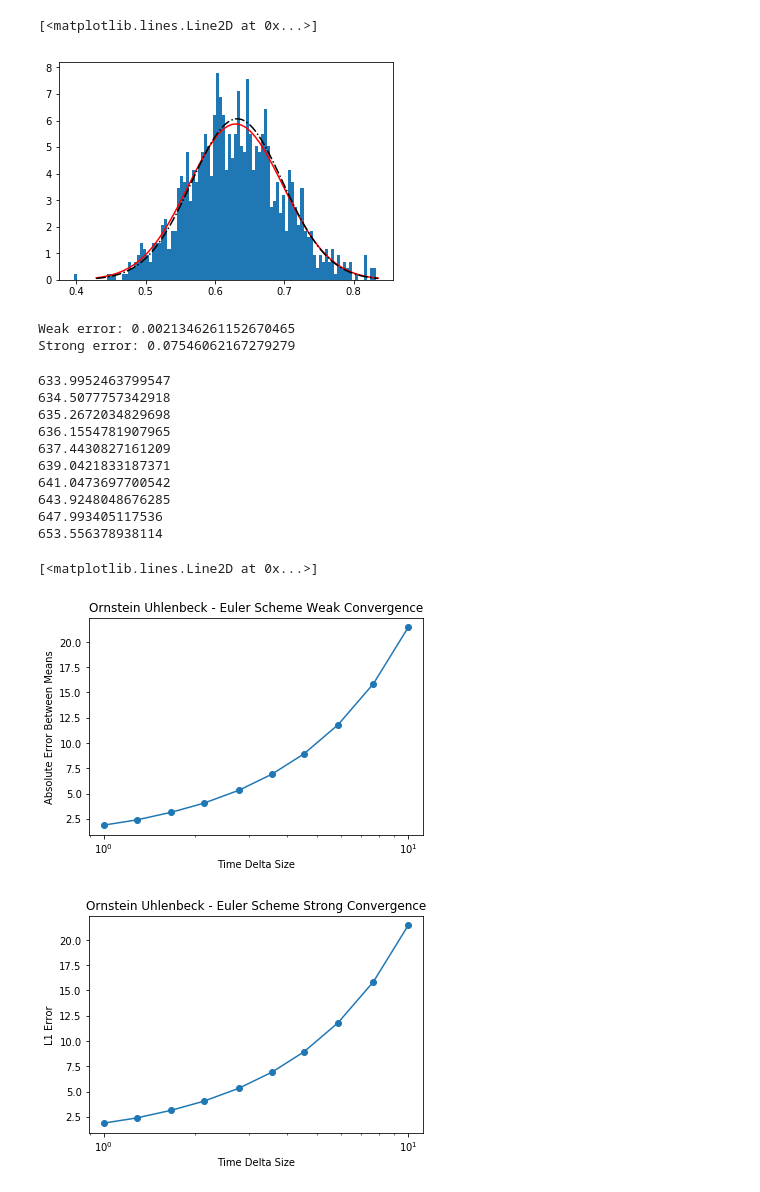
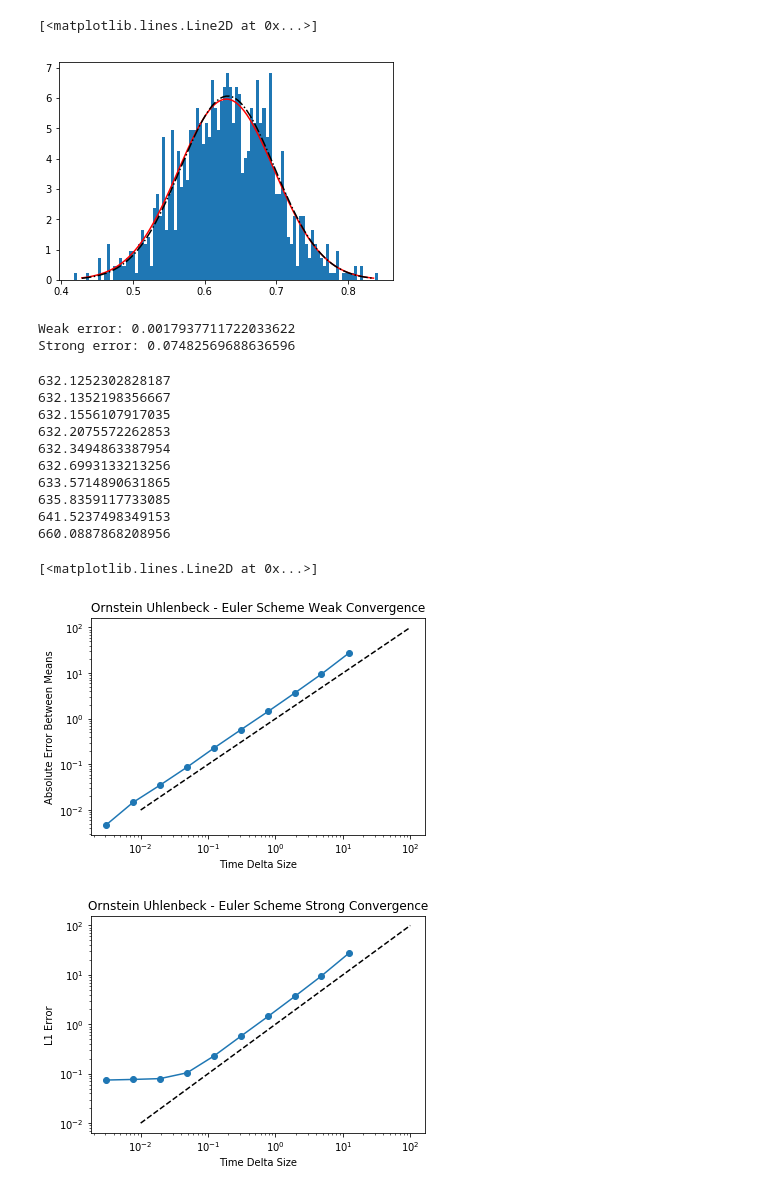
Before and after one commit to hervature/ORFE, a Jupyter notebook: APC 523/project/generate_graphs.ipynb, the cells around one changed output. Drawn from its saved outputs; the diff is of its cells as text; code cells hidden in the pictures.

```diff
--- a/APC 523/project/generate_graphs.ipynb
+++ b/APC 523/project/generate_graphs.ipynb
@@ -81,7 +81,7 @@ theoretical_params = (sigma*np.sqrt(T), 0, x_0*np.exp((mu-sigma**2/2)*T))
 
 strong_errors = []
 weak_errors = []
-t_points = np.logspace(1,2,10)
+t_points = np.logspace(3,15,10,base=2)
 t_points = t_points[::-1]
 t_points = np.ceil(t_points)
 
@@ -110,5 +110,7 @@ plt.title("Geometric Brownian Motion - Euler Scheme Weak Convergence")
 plt.xlabel("Time Delta Size")
 plt.ylabel("Absolute Error Between Means")
 plt.xscale("log")
+plt.yscale("log")
 plt.plot(delta_t, weak_errors, "-o")
+plt.plot([10e-5,10e-1], [10e-5,10e-1], "k--")
 # %% [output]
@@ -129,14 +131,14 @@ plt.plot(delta_t, weak_errors, "-o")
 
 mu = -10
 sigma = 1
-x_0 = 100
+x_0 = 1000
 T = 1 # final time point
 n = 100 # number of sample path
 theoretical_params = (sigma*np.sqrt(T), 0, x_0*np.exp((mu-sigma**2/2)*T))
 
 strong_errors = []
 weak_errors = []
-t_points = np.logspace(1,2,10)
+t_points = np.logspace(3,15,10,base=2)
 t_points = t_points[::-1]
 t_points = np.ceil(t_points)
 
@@ -168,5 +170,7 @@ plt.title("Geometric Brownian Motion - Semi Implicit Euler Scheme Weak Convergen
 plt.xlabel("Time Delta Size")
 plt.ylabel("Absolute Error Between Means")
 plt.xscale("log")
+plt.yscale("log")
 plt.plot(delta_t, weak_errors, "-o")
+plt.plot([10e-5,10e-1], [10e-5,10e-1], "k--")
 # %% [output]
@@ -194,7 +198,7 @@ theoretical_params = (sigma*np.sqrt(T), 0, x_0*np.exp((mu-sigma**2/2)*T))
 
 strong_errors = []
 weak_errors = []
-t_points = np.logspace(1,2,10)
+t_points = np.logspace(3,15,10,base=2)
 t_points = t_points[::-1]
 t_points = np.ceil(t_points)
 
@@ -226,5 +230,7 @@ plt.title("Geometric Brownian Motion - Milstein Scheme Weak Convergence")
 plt.xlabel("Time Delta Size")
 plt.ylabel("Absolute Error Between Means")
 plt.xscale("log")
+plt.yscale("log")
 plt.plot(delta_t, weak_errors, "-o")
+plt.plot([10e-5,10e-1], [10e-5,10e-1], "k--")
 # %% [output]
@@ -302,7 +308,7 @@ plt.plot(x, norm.pdf(x, *params), 'r-', label='approx norm pdf')
 plt.plot(x, norm.pdf(x, *theoretical_params), 'k-.', label='true norm pdf')
 # %% [output]
 [<matplotlib.lines.Line2D at 0x...>]
-[figure, old version]
+[figure, new version]
 # %%
 def calc_error(true_params, approx_params):
     """
@@ -319,8 +325,8 @@ def calc_error(true_params, approx_params):
 print("Weak error: {}".format(abs(norm.mean(*theoretical_params)-norm.mean(*params))))
 print("Strong error: {}".format(calc_error(theoretical_params, params)))
 # %% [output]
-Weak error: 0.0021346261152670465
-Strong error: 0.07546062167279279
+Weak error: 0.0017937711722033622
+Strong error: 0.07482569688636596
 # %%
 # get plot of errors - OU Euler Scheme
 
@@ -334,7 +340,7 @@ theoretical_params = (x_0*np.exp(-mu*T)+theta*(1-np.exp(-mu*T)), (sigma**2/(2*mu
 
 strong_errors = []
 weak_errors = []
-t_points = np.logspace(1,2,10)
+t_points = np.logspace(3,15,10,base=2)
 t_points = t_points[::-1]
 t_points = np.ceil(t_points)
 
@@ -347,46 +353,49 @@ def B(x, t):
 for t in t_points:
     tspan = np.linspace(0, T, t)
     x_t = np.zeros((len(tspan), n))
 
     for i in range(n):
         x_t[:, i] = SdeInt().Euler(A, B, x_0, tspan)
 
     x_T = x_t[-1,:]
     params = norm.fit(x_T)
     print(norm.mean(*params))
 
     weak_errors.append(abs(norm.mean(*theoretical_params)-norm.mean(*params)))
     strong_errors.append(calc_error(theoretical_params, params))
 
 delta_t = [(T-0)/d for d in t_points]
 plt.figure()
 plt.title("Ornstein Uhlenbeck - Euler Scheme Weak Convergence")
 plt.xlabel("Time Delta Size")
 plt.ylabel("Absolute Error Between Means")
 plt.xscale("log")
+plt.yscale("log")
 plt.plot(delta_t, weak_errors, "-o")
+plt.plot([10e-3,10e1], [10e-3,10e1], "k--")
 
-delta_t = [(T-0)/d for d in t_points]
 plt.figure()
 plt.title("Ornstein Uhlenbeck - Euler Scheme Strong Convergence")
 plt.xlabel("Time Delta Size")
 plt.ylabel("L1 Error")
 plt.xscale("log")
+plt.yscale("log")
 plt.plot(delta_t, strong_errors, "-o")
+plt.plot([10e-3,10e1], [10e-3,10e1], "k--")
 # %% [output]
-633.9952463799547
-634.5077757342918
-635.2672034829698
-636.1554781907965
-637.4430827161209
-639.0421833187371
-641.0473697700542
-643.9248048676285
-647.993405117536
-653.556378938114
+632.1252302828187
+632.1352198356667
+632.1556107917035
+632.2075572262853
+632.3494863387954
+632.6993133213256
+633.5714890631865
+635.8359117733085
+641.5237498349153
+660.0887868208956
 [<matplotlib.lines.Line2D at 0x...>]
-[figure, old version]
+[figure, new version]
-[figure, old version]
+[figure, new version]
 # %%
 # get plot of errors - OU Semi Implicit Euler Scheme
 
```
Also changed, not shown: parts of 9 cells of this notebook, 22 other files.
